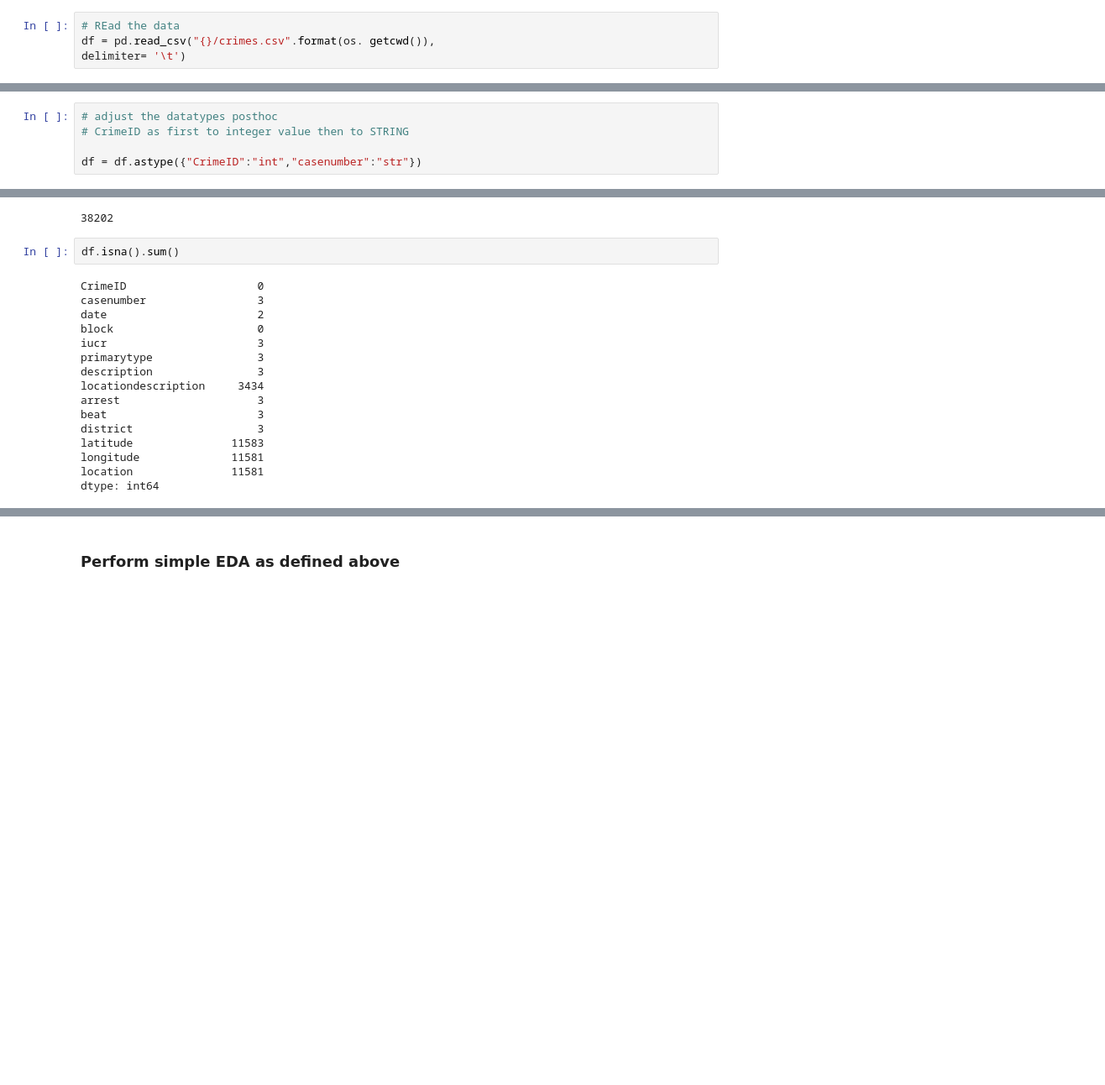
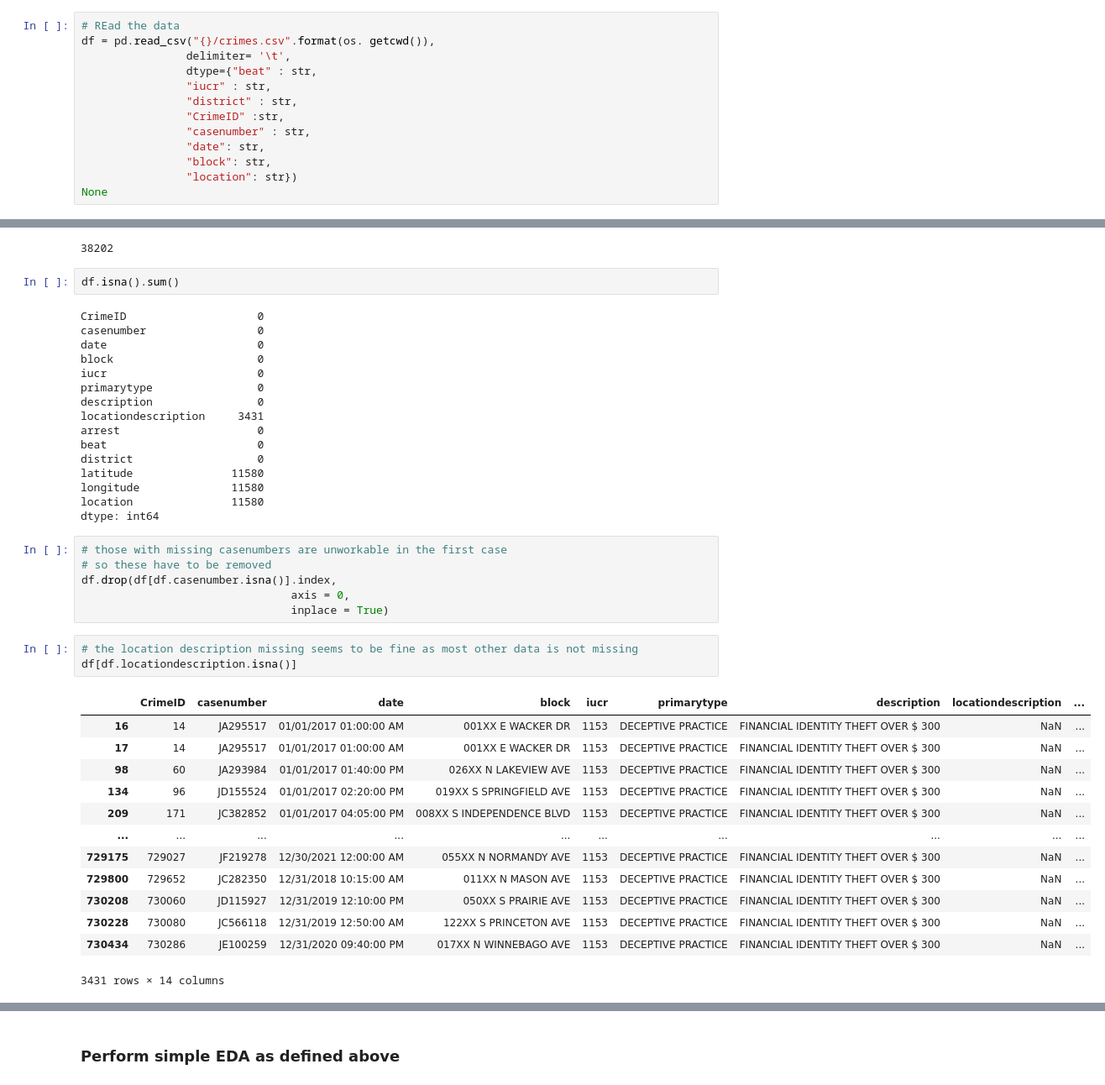
Before and after one commit to AngeloBarisano/data_management_and_ethics, a Jupyter notebook: eda.ipynb, the cells around one changed output, grey strips where cells are left out. Shown: that part at 84% size. Saved outputs shown, nothing was run; the diff lists cells and outputs as text; blank space fills up the shorter version.

Commit message:
eda cleaning data

```diff
--- a/eda.ipynb
+++ b/eda.ipynb
@@ -4,7 +5,16 @@ import os
 # %%
 # REad the data
 df = pd.read_csv("{}/crimes.csv".format(os. getcwd()),
-delimiter= '\t')
+                delimiter= '\t',
+                dtype={"beat" : str,
+                "iucr" : str,
+                "district" : str,
+                "CrimeID" :str,
+                "casenumber" : str,
+                "date": str,
+                "block": str,
+                "location": str})
+None
 # %%
 df.head()
 # %% [output]
@@ -132,8 +93,3 @@ df.head()
-# %%
-# adjust the datatypes posthoc
-# CrimeID as first to integer value then to STRING
-
-df = df.astype({"CrimeID":"int","casenumber":"str"})
 # %% [markdown]
 ### Inspect missing values
 # %%
@@ -144,17 +100,40 @@ df.isna().sum().sum()
 df.isna().sum()
 # %% [output]
 CrimeID                    0
-casenumber                 3
-date                       2
+casenumber                 0
+date                       0
 block                      0
-iucr                       3
-primarytype                3
-description                3
-locationdescription     3434
-arrest                     3
-beat                       3
-district                   3
-latitude               11583
-longitude              11581
-location               11581
+iucr                       0
+primarytype                0
+description                0
+locationdescription     3431
+arrest                     0
+beat                       0
+district                   0
+latitude               11580
+longitude              11580
+location               11580
 dtype: int64
+# %%
+# those with missing casenumbers are unworkable in the first case
+# so these have to be removed
+df.drop(df[df.casenumber.isna()].index,
+                                axis = 0,
+                                inplace = True)
+# %%
+# the location description missing seems to be fine as most other data is not missing
+df[df.locationdescription.isna()]
+# %% [output]
+|  | CrimeID | casenumber | date | block | iucr | primarytype | description | locationdescription | ... |
+| 16 | 14 | JA295517 | 01/01/2017 01:00:00 AM | 001XX E WACKER DR | 1153 | DECEPTIVE PRACTICE | FINANCIAL IDENTITY THEFT OVER $ 300 | NaN | ... |
+| 17 | 14 | JA295517 | 01/01/2017 01:00:00 AM | 001XX E WACKER DR | 1153 | DECEPTIVE PRACTICE | FINANCIAL IDENTITY THEFT OVER $ 300 | NaN | ... |
+| 98 | 60 | JA293984 | 01/01/2017 01:40:00 PM | 026XX N LAKEVIEW AVE | 1153 | DECEPTIVE PRACTICE | FINANCIAL IDENTITY THEFT OVER $ 300 | NaN | ... |
+| 134 | 96 | JD155524 | 01/01/2017 02:20:00 PM | 019XX S SPRINGFIELD AVE | 1153 | DECEPTIVE PRACTICE | FINANCIAL IDENTITY THEFT OVER $ 300 | NaN | ... |
+| 209 | 171 | JC382852 | 01/01/2017 04:05:00 PM | 008XX S INDEPENDENCE BLVD | 1153 | DECEPTIVE PRACTICE | FINANCIAL IDENTITY THEFT OVER $ 300 | NaN | ... |
+| ... | ... | ... | ... | ... | ... | ... | ... | ... | ... |
+| 729175 | 729027 | JF219278 | 12/30/2021 12:00:00 AM | 055XX N NORMANDY AVE | 1153 | DECEPTIVE PRACTICE | FINANCIAL IDENTITY THEFT OVER $ 300 | NaN | ... |
+| 729800 | 729652 | JC282350 | 12/31/2018 10:15:00 AM | 011XX N MASON AVE | 1153 | DECEPTIVE PRACTICE | FINANCIAL IDENTITY THEFT OVER $ 300 | NaN | ... |
+| 730208 | 730060 | JD115927 | 12/31/2019 12:10:00 PM | 050XX S PRAIRIE AVE | 1153 | DECEPTIVE PRACTICE | FINANCIAL IDENTITY THEFT OVER $ 300 | NaN | ... |
+| 730228 | 730080 | JC566118 | 12/31/2019 12:50:00 AM | 122XX S PRINCETON AVE | 1153 | DECEPTIVE PRACTICE | FINANCIAL IDENTITY THEFT OVER $ 300 | NaN | ... |
+| 730434 | 730286 | JE100259 | 12/31/2020 09:40:00 PM | 017XX N WINNEBAGO AVE | 1153 | DECEPTIVE PRACTICE | FINANCIAL IDENTITY THEFT OVER $ 300 | NaN | ... |
+3431 rows × 14 columns
```
Also changed, not shown: parts of 16 cells of this notebook, 1 other file.
